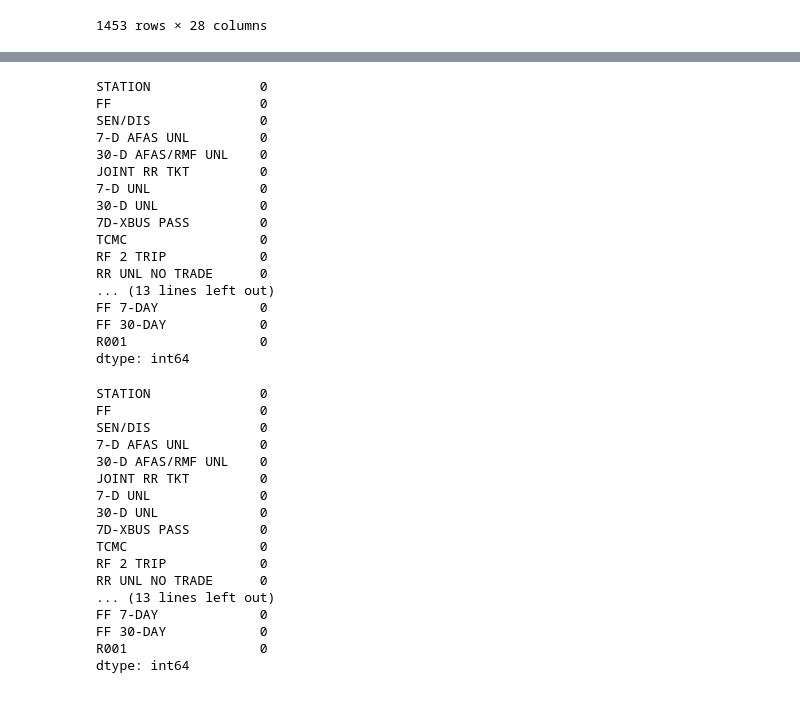
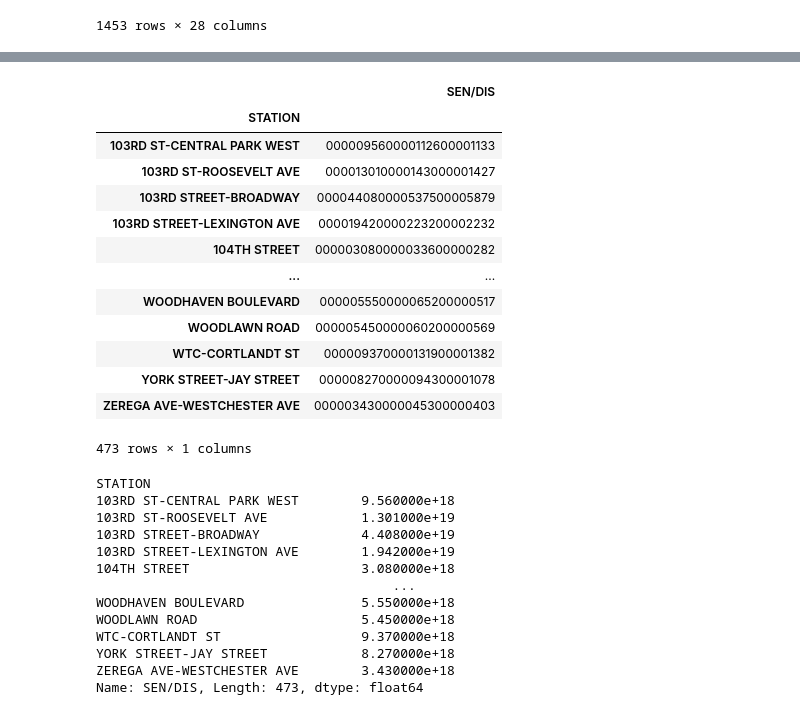
Before and after one commit to manyshapes/MTA-Ridership-Time-Analysis, a Jupyter notebook: fare_data_MTA.ipynb, the cells around one changed output, grey strips where cells are left out. Drawn from its saved outputs; the diff is of its cells as text; code cells hidden in the pictures.

```diff
--- a/fare_data_MTA.ipynb
+++ b/fare_data_MTA.ipynb
@@ -138,40 +182,38 @@ dtype: int64
-# %%
-march_df_fares.isna().sum()
-# %% [output]
-STATION              0
-FF                   0
-SEN/DIS              0
-7-D AFAS UNL         0
-30-D AFAS/RMF UNL    0
-JOINT RR TKT         0
-7-D UNL              0
-30-D UNL             0
-7D-XBUS PASS         0
-TCMC                 0
-RF 2 TRIP            0
-RR UNL NO TRADE      0
-... (13 lines left out)
-FF 7-DAY             0
-FF 30-DAY            0
-R001                 0
-dtype: int64
-# %%
-june_df_fares.isna().sum()
-# %% [output]
-STATION              0
-FF                   0
-SEN/DIS              0
-7-D AFAS UNL         0
-30-D AFAS/RMF UNL    0
-JOINT RR TKT         0
-7-D UNL              0
-30-D UNL             0
-7D-XBUS PASS         0
-TCMC                 0
-RF 2 TRIP            0
-RR UNL NO TRADE      0
-... (13 lines left out)
-FF 7-DAY             0
-FF 30-DAY            0
-R001                 0
-dtype: int64
+# %%
+#groupby station and indexing & aggregating senior citizen/disabled tickets column
+dec_sen_dis = december_df_fares.groupby('STATION')[['SEN/DIS']].sum()
+dec_sen_dis
+# %% [output]
+|  | SEN/DIS |
+| STATION |  |
+| 103RD ST-CENTRAL PARK WEST | 000009560000112600001133 |
+| 103RD ST-ROOSEVELT AVE | 000013010000143000001427 |
+| 103RD STREET-BROADWAY | 000044080000537500005879 |
+| 103RD STREET-LEXINGTON AVE | 000019420000223200002232 |
+| 104TH STREET | 000003080000033600000282 |
+| ... | ... |
+| WOODHAVEN BOULEVARD | 000005550000065200000517 |
+| WOODLAWN ROAD | 000005450000060200000569 |
+| WTC-CORTLANDT ST | 000009370000131900001382 |
+| YORK STREET-JAY STREET | 000008270000094300001078 |
+| ZEREGA AVE-WESTCHESTER AVE | 000003430000045300000403 |
+473 rows × 1 columns
+# %%
+#pd.to_numeric() in order to convert or columns to numeric types
+#change type to float b/c value is too large for int
+dec_sen_disn = pd.to_numeric(dec_sen_dis['SEN/DIS'].astype(float))
+dec_sen_disn
+# %% [output]
+STATION
+103RD ST-CENTRAL PARK WEST        9.560000e+18
+103RD ST-ROOSEVELT AVE            1.301000e+19
+103RD STREET-BROADWAY             4.408000e+19
+103RD STREET-LEXINGTON AVE        1.942000e+19
+104TH STREET                      3.080000e+18
+                                      ...
+WOODHAVEN BOULEVARD               5.550000e+18
+WOODLAWN ROAD                     5.450000e+18
+WTC-CORTLANDT ST                  9.370000e+18
+YORK STREET-JAY STREET            8.270000e+18
+ZEREGA AVE-WESTCHESTER AVE        3.430000e+18
+Name: SEN/DIS, Length: 473, dtype: float64
```
Also changed, not shown: parts of 11 cells of this notebook.
